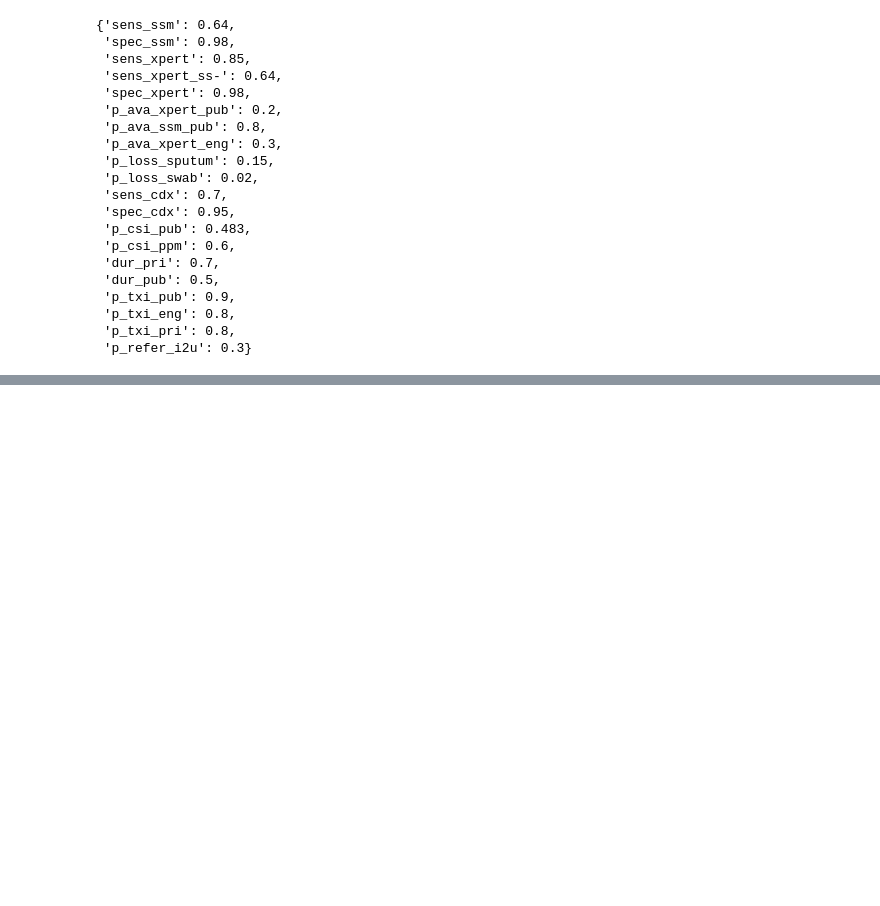
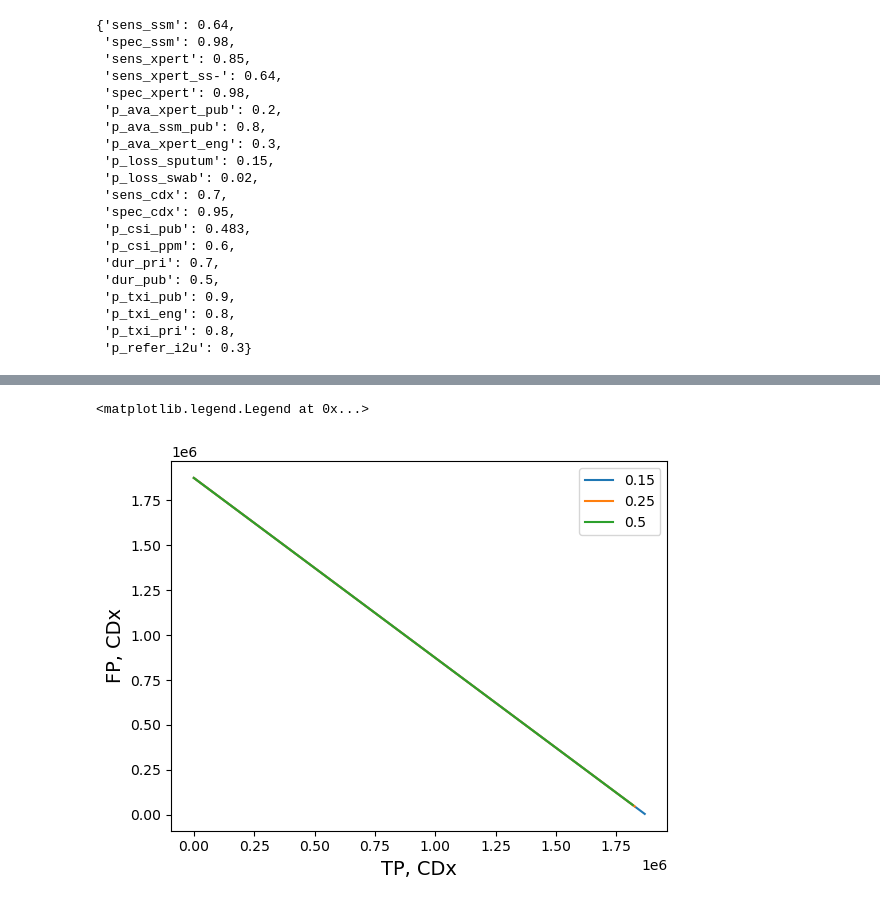
Before and after one commit to TimeWz667/IndTB_dx, a Jupyter notebook: notebooks/Test_system.ipynb, the cells around one changed output, grey strips where cells are left out. Cells and saved outputs as stored; diff of their text form; code cells hidden in the pictures; blank space fills up the shorter version.

```diff
--- a/notebooks/Test_system.ipynb
+++ b/notebooks/Test_system.ipynb
@@ -100,0 +212,10 @@ x22, x2, x22 / x2, n3
+# %%
+for sc in [sc1, sc2, sc3]:
+    ds = sc['AccCDx_Ind']
+    plt.plot(ds.TP_CDx, ds.FP_CDx, label = sc['p_loss_sputum'])
+plt.xlabel('TP, CDx', fontsize=14)
+plt.ylabel('FP, CDx', fontsize=14)
+plt.legend()
+# %% [output]
+<matplotlib.legend.Legend at 0x...>
+[figure, added]
```
Also changed, not shown: parts of 25 cells of this notebook, 21 other files.
